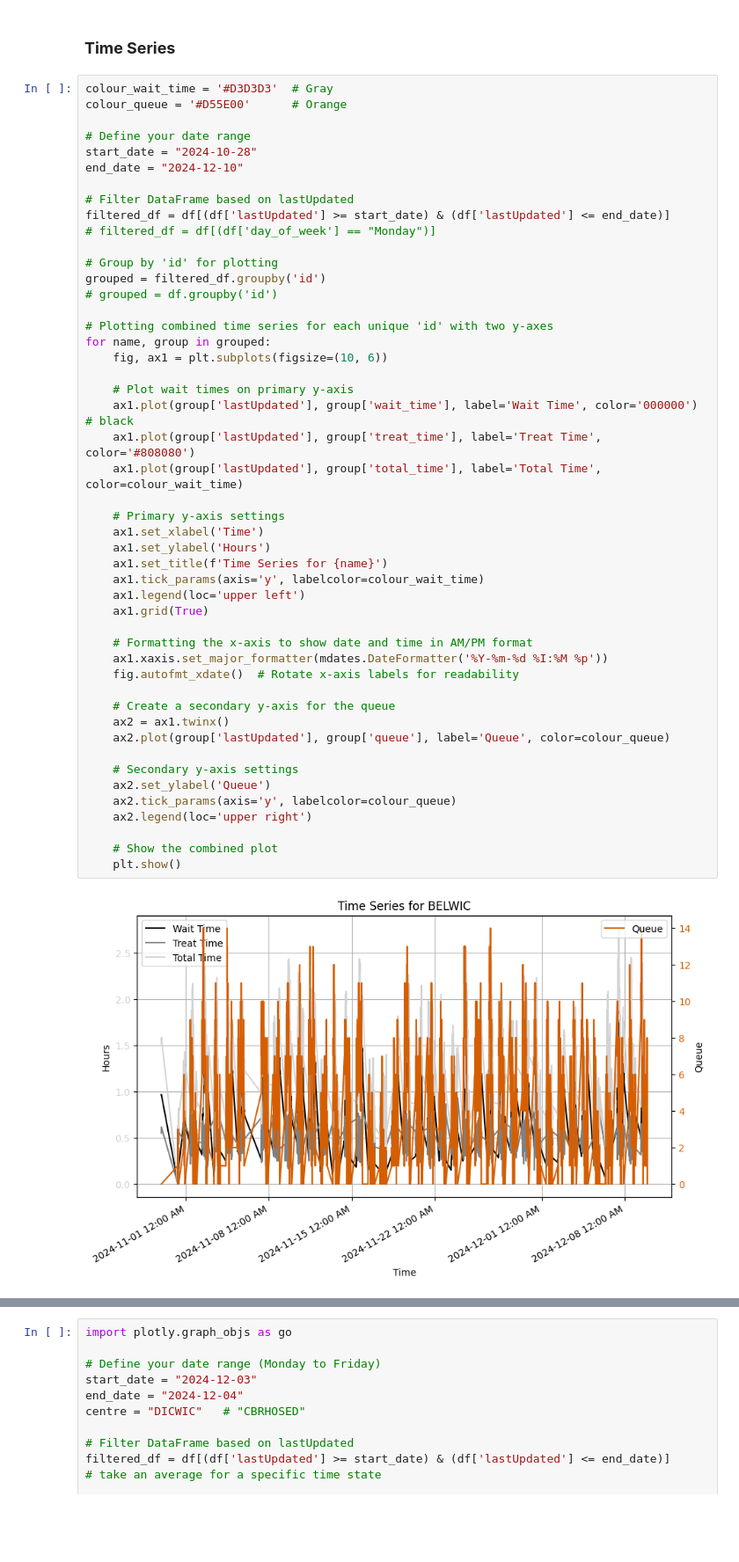
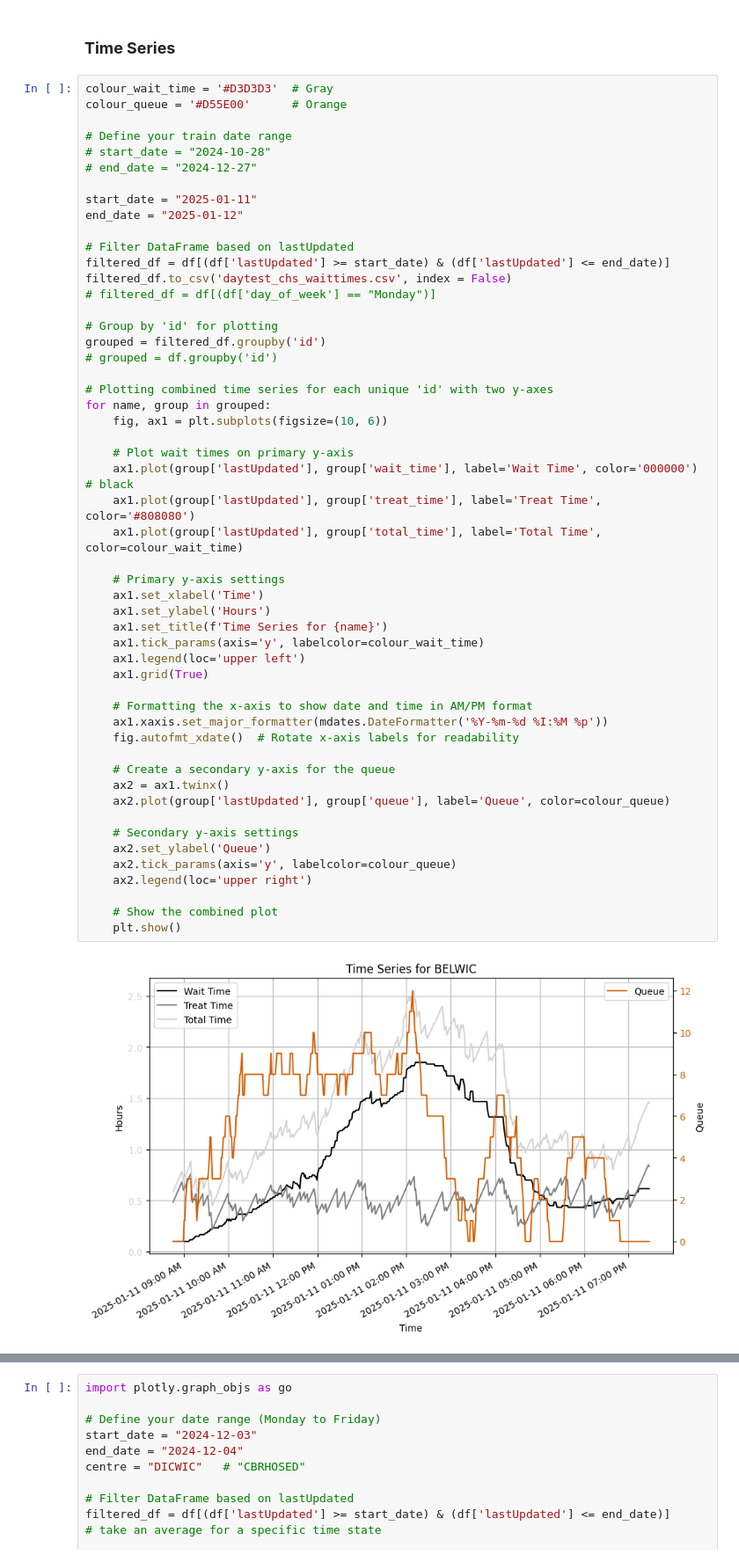
Before and after one commit to DerekWu1/wic_wait_times, a Jupyter notebook: analysis.ipynb, the cells around one changed output, grey strips where cells are left out. Shown at 88% size. Cells and saved outputs as stored; diff of their text form; blank space fills up the shorter version.

```diff
--- a/analysis.ipynb
+++ b/analysis.ipynb
@@ -111,12 +143,16 @@ total_time = df[['id', 'total_time']].groupby('id').describe().round(2)
 colour_wait_time = '#D3D3D3'  # Gray
 colour_queue = '#D55E00'      # Orange
 
-# Define your date range
-start_date = "2024-10-28"
-end_date = "2024-12-10"
+# Define your train date range
+# start_date = "2024-10-28"
+# end_date = "2024-12-27"
+
+start_date = "2025-01-11"
+end_date = "2025-01-12"
 
 # Filter DataFrame based on lastUpdated
 filtered_df = df[(df['lastUpdated'] >= start_date) & (df['lastUpdated'] <= end_date)]
+filtered_df.to_csv('daytest_chs_waittimes.csv', index = False)
 # filtered_df = df[(df['day_of_week'] == "Monday")]
 
 # Group by 'id' for plotting
@@ -129,31 +165,31 @@ for name, group in grouped:
 
     # Plot wait times on primary y-axis
     ax1.plot(group['lastUpdated'], group['wait_time'], label='Wait Time', color='000000')   # black
     ax1.plot(group['lastUpdated'], group['treat_time'], label='Treat Time', color='#808080')
     ax1.plot(group['lastUpdated'], group['total_time'], label='Total Time', color=colour_wait_time)
 
     # Primary y-axis settings
     ax1.set_xlabel('Time')
     ax1.set_ylabel('Hours')
     ax1.set_title(f'Time Series for {name}')
     ax1.tick_params(axis='y', labelcolor=colour_wait_time)
     ax1.legend(loc='upper left')
     ax1.grid(True)
 
     # Formatting the x-axis to show date and time in AM/PM format
     ax1.xaxis.set_major_formatter(mdates.DateFormatter('%Y-%m-%d %I:%M %p'))
     fig.autofmt_xdate()  # Rotate x-axis labels for readability
 
     # Create a secondary y-axis for the queue
     ax2 = ax1.twinx()
     ax2.plot(group['lastUpdated'], group['queue'], label='Queue', color=colour_queue)
 
     # Secondary y-axis settings
     ax2.set_ylabel('Queue')
     ax2.tick_params(axis='y', labelcolor=colour_queue)
     ax2.legend(loc='upper right')
 
     # Show the combined plot
     plt.show()
 # %% [output]
-[figure, old version]
+[figure, new version]
```
Also changed, not shown: parts of 9 cells of this notebook, 2 other files.
